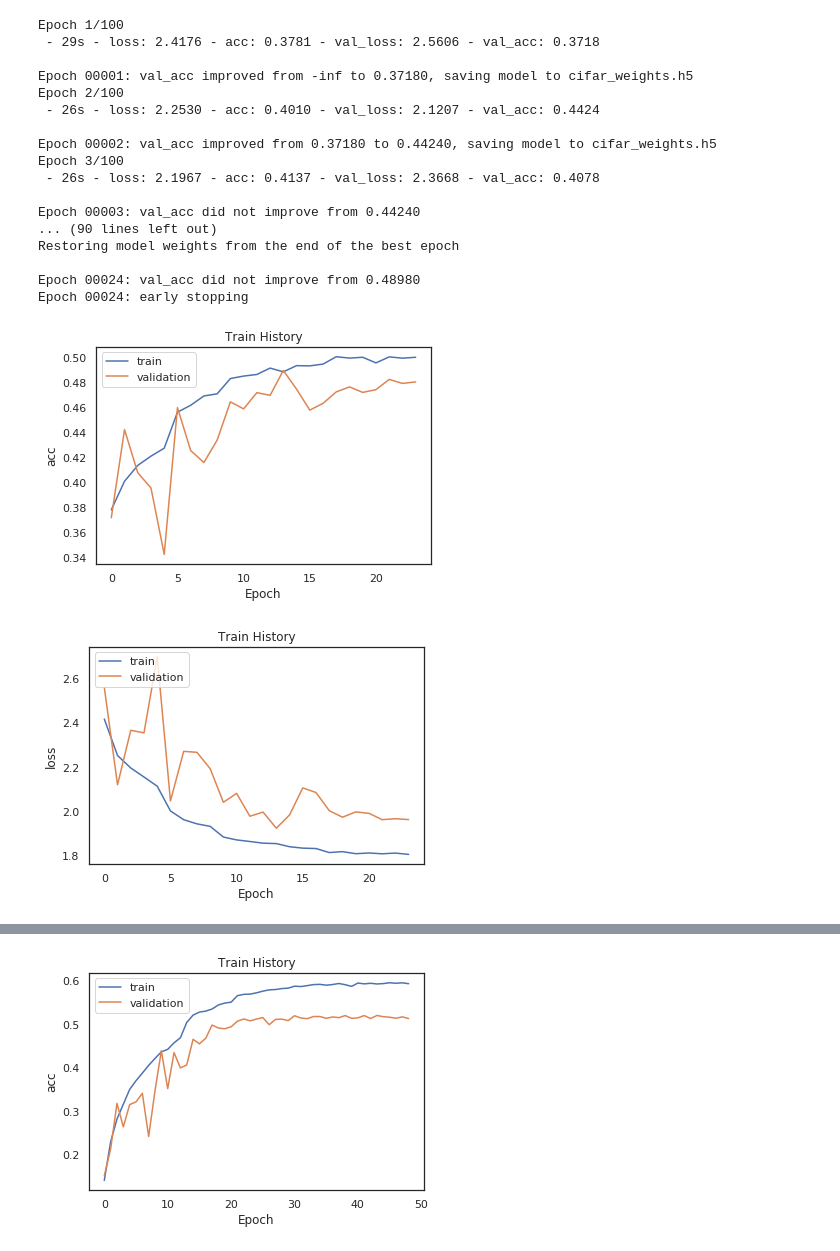
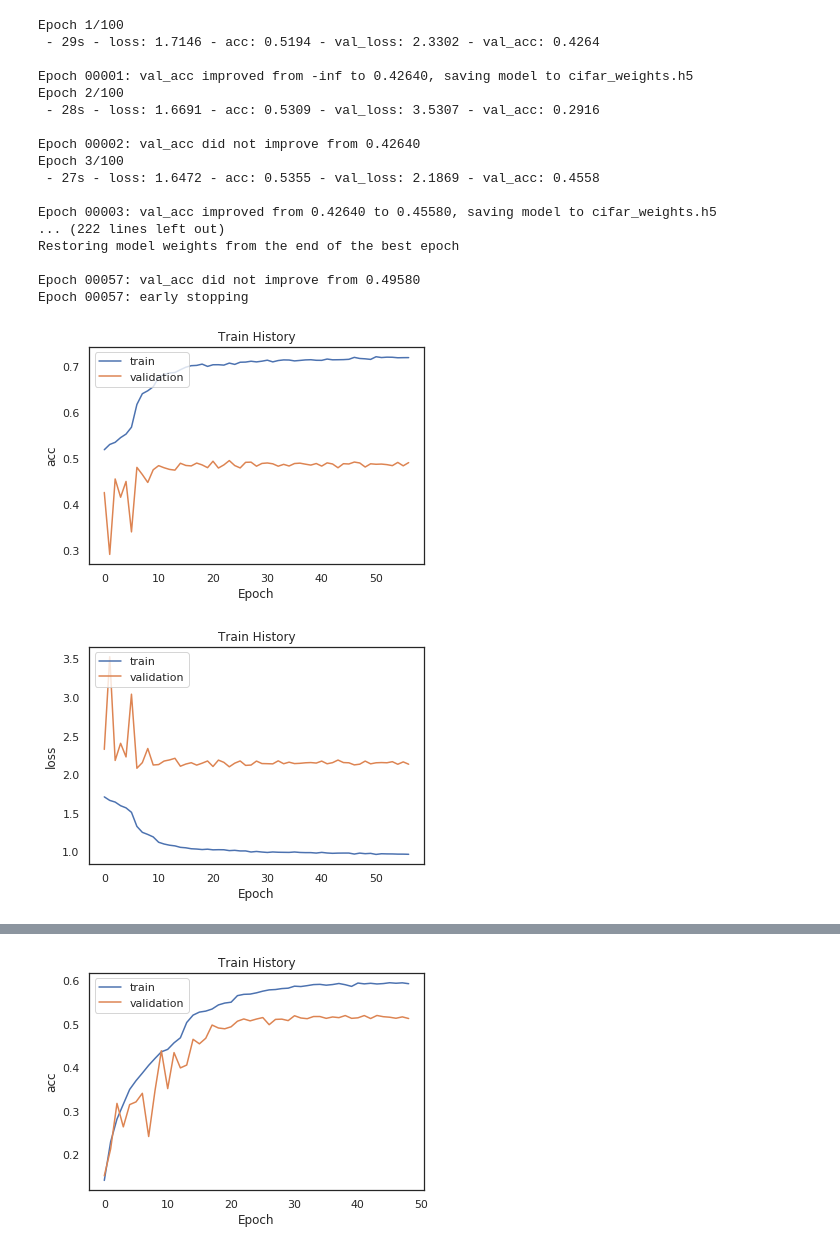
Before and after one commit to handsomekiwi/JupyterPractice, a Jupyter notebook: ML_course_HW/Y2019 HW10_2u.ipynb, the cells around one changed output, grey strips where cells are left out. Cells and saved outputs as stored; diff of their text form; code cells hidden in the pictures.

```diff
--- a/ML_course_HW/Y2019 HW10_2u.ipynb
+++ b/ML_course_HW/Y2019 HW10_2u.ipynb
@@ -76,17 +71,14 @@ model.add(MaxPooling2D(pool_size=(2,2)))
 model.add(Dropout(0.25))
 
 model.add(Flatten())
-model.add(Dense(1024))
-model.add(BatchNormalization())
+model.add(Dense(4096))
+
 model.add(Activation('relu'))
-
-model.add(Dropout(0.25))
 
 model.add(Dense(1024))
 model.add(BatchNormalization())
 model.add(Activation('relu'))
 
-model.add(Dropout(0.25))
 
 model.add(Dense(100,activation='softmax'))
 
@@ -149,7 +123,7 @@ batch_size = 200
 
 from keras.callbacks import ReduceLROnPlateau, ModelCheckpoint, EarlyStopping
 reduce_learning_rate = ReduceLROnPlateau(monitor = 'val_acc', patience = 3, verbose = 1, factor = 0.3, min_lr = 0.00001)
-early_stopping = EarlyStopping(monitor = 'val_loss', min_delta = 1e-10, patience = 10, verbose = 1, restore_best_weights = True)
+early_stopping = EarlyStopping(monitor = 'val_loss', min_delta = 1e-10, patience = 50, verbose = 1, restore_best_weights = True)
 checkpoint = ModelCheckpoint('cifar_weights.h5', monitor = 'val_acc', verbose = 1, save_best_only = True, mode = 'max')
 callbacks = [reduce_learning_rate,early_stopping,checkpoint]
 datagen = ImageDataGenerator(
@@ -160,41 +134,41 @@ datagen = ImageDataGenerator(
         zca_whitening=False,  # apply ZCA whitening
         rotation_range=10,  # randomly rotate images in the range (degrees, 0 to 180)
         zoom_range = 0.1, # Randomly zoom image
         width_shift_range=0.1,  # randomly shift images horizontally (fraction of total width)
         height_shift_range=0.1,  # randomly shift images vertically (fraction of total height)
         horizontal_flip=True,  # randomly flip images
         vertical_flip=True)  # randomly flip images
 datagen.fit(X_train)
 
 # Fit the model
 history = model.fit_generator(datagen.flow(X_train,Y_train, batch_size=batch_size),
                               epochs = epochs, validation_data = (X_val,Y_val),
                               verbose = 2, steps_per_epoch=X_train.shape[0] // batch_size
                               , callbacks= callbacks)
 
 #train_history=model.fit(x=x_train_normalize, y=y_train_onehot, validation_split=0.2, epochs=10, batch_size=128,verbose=2)
 show_train_history(history, 'acc', 'val_acc')
 show_train_history(history, 'loss', 'val_loss')
 scores = model.evaluate(x_test_normalize, y_test_onehot)
 print()
 print("\t[Info] Accuracy of testing data = {:2.1f}%".format(scores[1]*100.0))
 # %% [output]
 Epoch 1/100
- - 29s - loss: 2.4176 - acc: 0.3781 - val_loss: 2.5606 - val_acc: 0.3718
+ - 29s - loss: 1.7146 - acc: 0.5194 - val_loss: 2.3302 - val_acc: 0.4264
 
-Epoch 00001: val_acc improved from -inf to 0.37180, saving model to cifar_weights.h5
+Epoch 00001: val_acc improved from -inf to 0.42640, saving model to cifar_weights.h5
 Epoch 2/100
- - 26s - loss: 2.2530 - acc: 0.4010 - val_loss: 2.1207 - val_acc: 0.4424
+ - 28s - loss: 1.6691 - acc: 0.5309 - val_loss: 3.5307 - val_acc: 0.2916
 
-Epoch 00002: val_acc improved from 0.37180 to 0.44240, saving model to cifar_weights.h5
+Epoch 00002: val_acc did not improve from 0.42640
 Epoch 3/100
- - 26s - loss: 2.1967 - acc: 0.4137 - val_loss: 2.3668 - val_acc: 0.4078
+ - 27s - loss: 1.6472 - acc: 0.5355 - val_loss: 2.1869 - val_acc: 0.4558
 
-Epoch 00003: val_acc did not improve from 0.44240
-... (90 lines left out)
+Epoch 00003: val_acc improved from 0.42640 to 0.45580, saving model to cifar_weights.h5
+... (222 lines left out)
 Restoring model weights from the end of the best epoch
 
-Epoch 00024: val_acc did not improve from 0.48980
-Epoch 00024: early stopping
+Epoch 00057: val_acc did not improve from 0.49580
+Epoch 00057: early stopping
-[figure, old version]
+[figure, new version]
-[figure, old version]
+[figure, new version]
```
Also changed, not shown: parts of 6 cells of this notebook.
